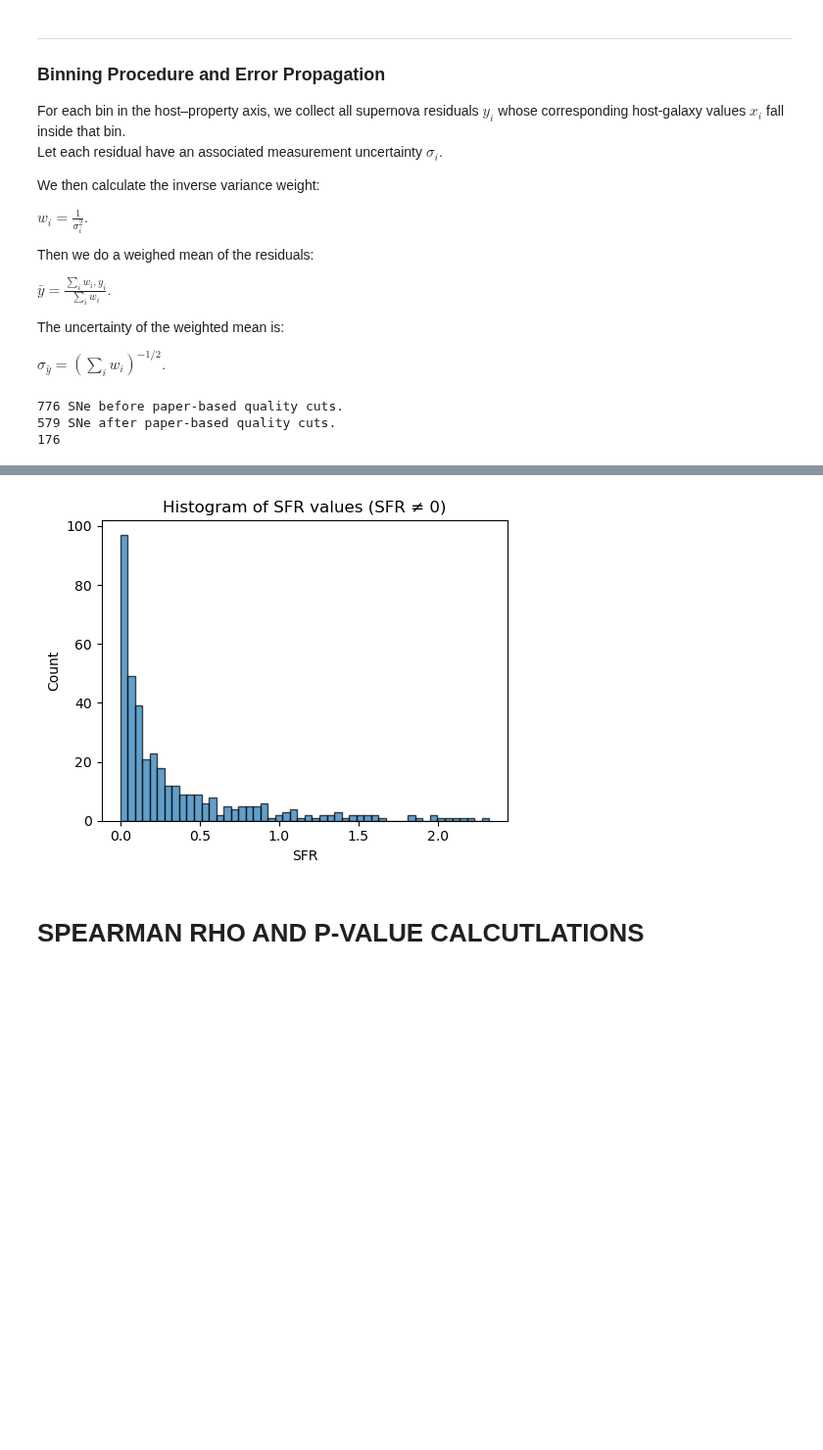
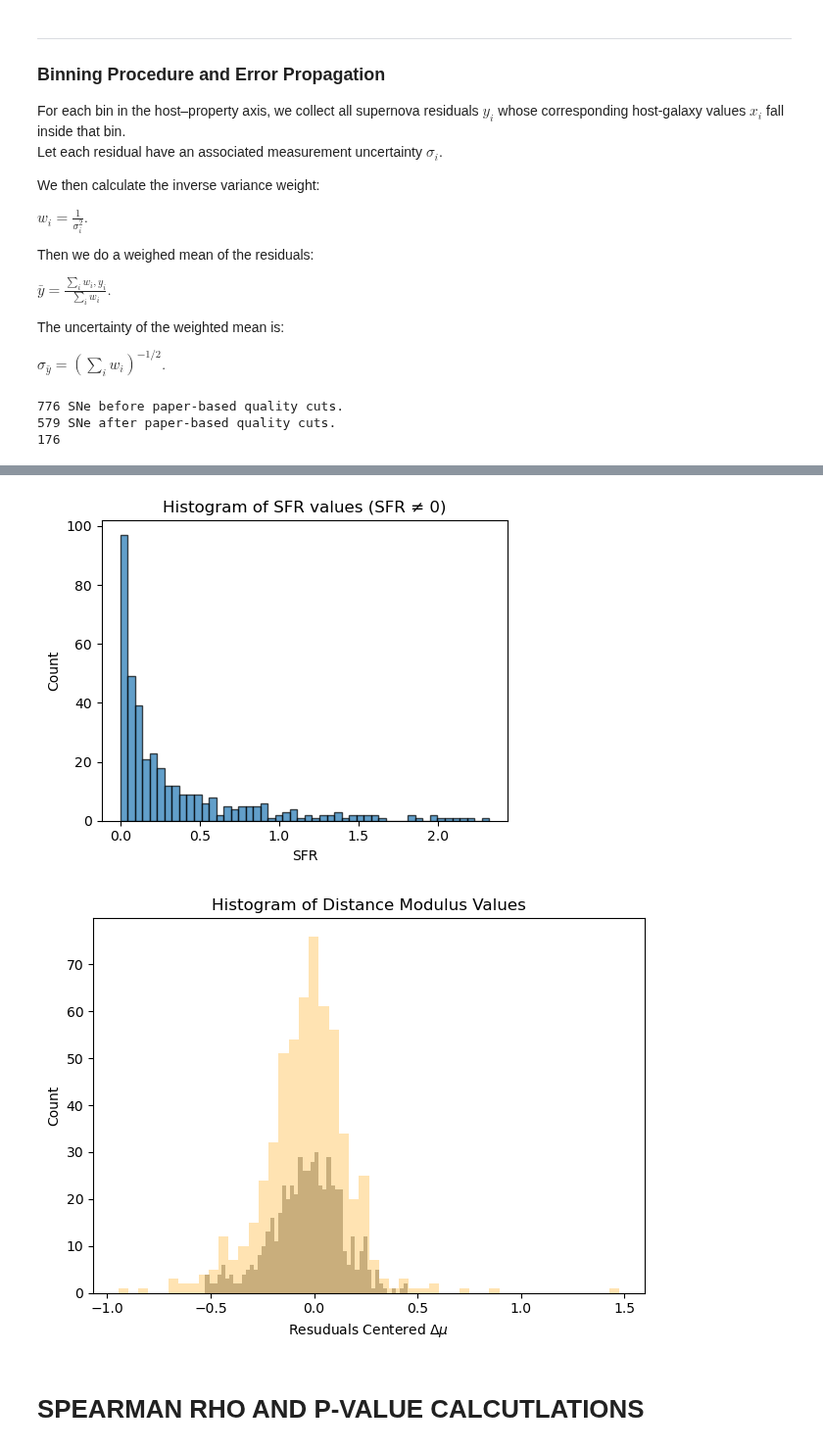
Before and after one commit to chernya4/first_paper, a Jupyter notebook: ZTF_DESI_deliverables_residuals_hostgal_prop.ipynb, the cells around one changed output, grey strips where cells are left out. Shown at 98% size. Drawn from its saved outputs; the diff is of its cells as text; code cells hidden in the pictures; blank space fills up the shorter version.

```diff
--- a/ZTF_DESI_deliverables_residuals_hostgal_prop.ipynb
+++ b/ZTF_DESI_deliverables_residuals_hostgal_prop.ipynb
@@ -961,34 +961,37 @@ ax.set_xlabel(r"${\rm AGE}\ ({\rm Gyr})$")
 
 
 fig.tight_layout()
 
 # --------------------------------------
 # Histogram of SFR
 # --------------------------------------
 plt.figure(figsize=(5, 4))
 sfr_hist = df.loc[mask_sfr, "SFR"].values
 plt.hist(sfr_hist, bins=50, alpha=0.7, edgecolor="black")
 plt.xlabel("SFR")
 plt.ylabel("Count")
 plt.title("Histogram of SFR values (SFR ≠ 0)")
 plt.tight_layout()
 plt.show()
 
 # --------------------------------------
 # Histogram of Residuals
 # --------------------------------------
-plt.hist(df["residual_centered"], bins=50, alpha=0.7, edgecolor="black")
+res_clipped = sigma_clip(df["residual_centered"], sigma=3)
+plt.hist(res_clipped, bins=50, alpha=0.3, color = "black")
+plt.hist(df["residual_centered"],  bins=50, alpha=0.3, color="orange")
 plt.xlabel("Resuduals Centered $\Delta \mu$")
 plt.ylabel("Count")
 plt.title("Histogram of Distance Modulus Values")
 plt.tight_layout()
 plt.show()
 # %% [output]
 776 SNe before paper-based quality cuts.
 579 SNe after paper-based quality cuts.
 176
 [figure]
 [figure]
+[figure, added]
 # %%
 Binned points LOGMSTAR Haha.
 
```
